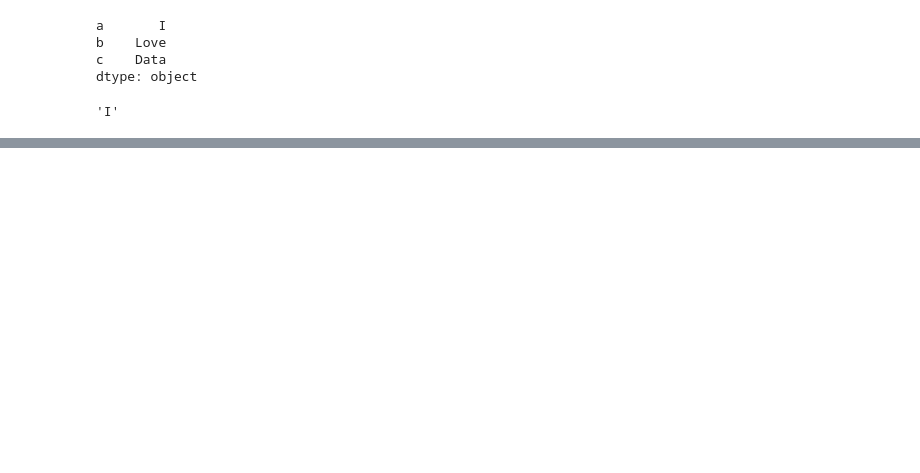
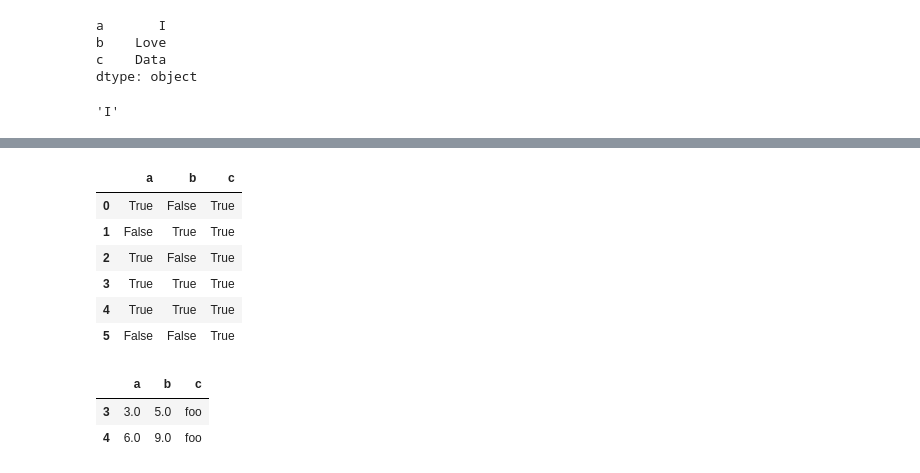
Before and after one commit to knightzz1998/ModelWhale, a Jupyter notebook: pandas/Pandas基础命令速查表.ipynb, the cells around one changed output, grey strips where cells are left out. Drawn from its saved outputs; the diff is of its cells as text; code cells hidden in the pictures; blank space fills up the shorter version.

```diff
--- a/pandas/Pandas基础命令速查表.ipynb
+++ b/pandas/Pandas基础命令速查表.ipynb
@@ -295,0 +367,18 @@ s.loc['a']
+# %%
+# 检查数据中非空值出现的情况，并返回一个由布尔值(True,False)组成的列
+df.notnull()
+# %% [output]
+|  | a | b | c |
+| 0 | True | False | True |
+| 1 | False | True | True |
+| 2 | True | False | True |
+| 3 | True | True | True |
+| 4 | True | True | True |
+| 5 | False | False | True |
+# %%
+# 移除 DataFrame 中包含空值的行
+df.dropna()
+# %% [output]
+|  | a | b | c |
+| 3 | 3.0 | 5.0 | foo |
+| 4 | 6.0 | 9.0 | foo |
```
Also changed, not shown: parts of 24 cells of this notebook.
